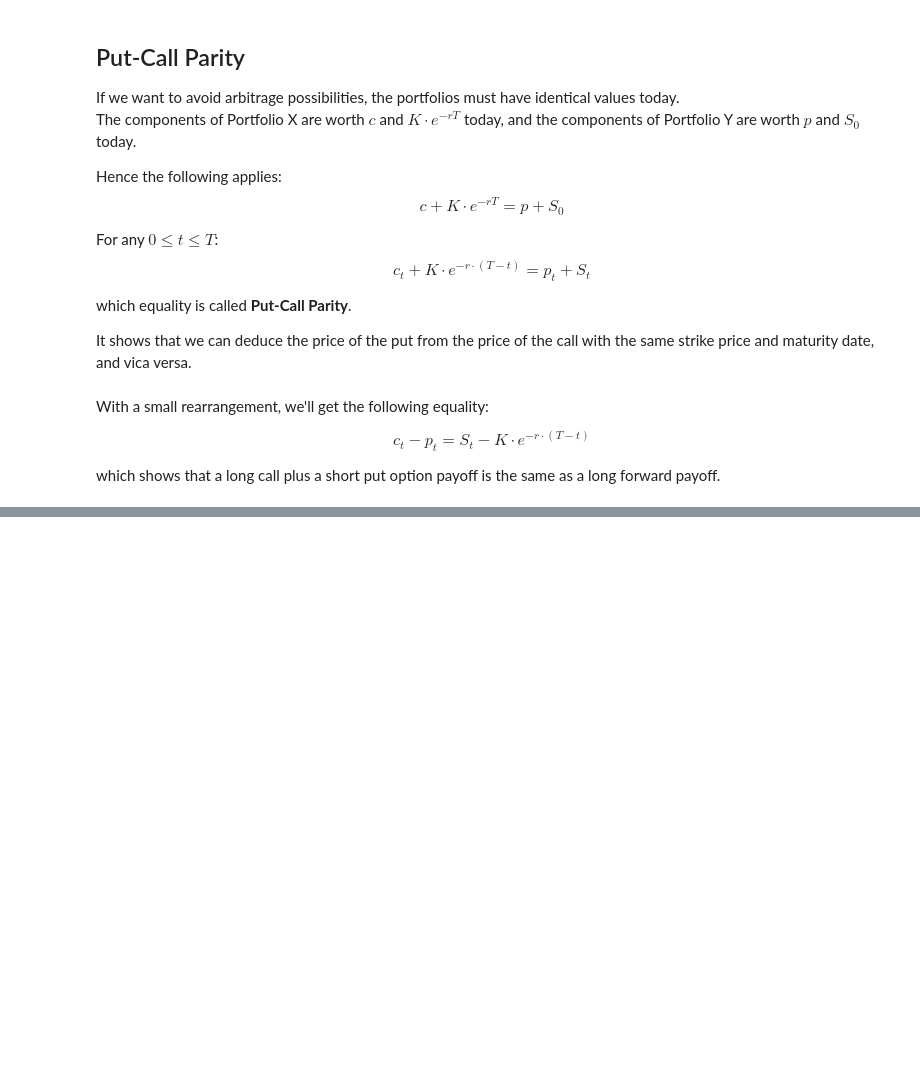
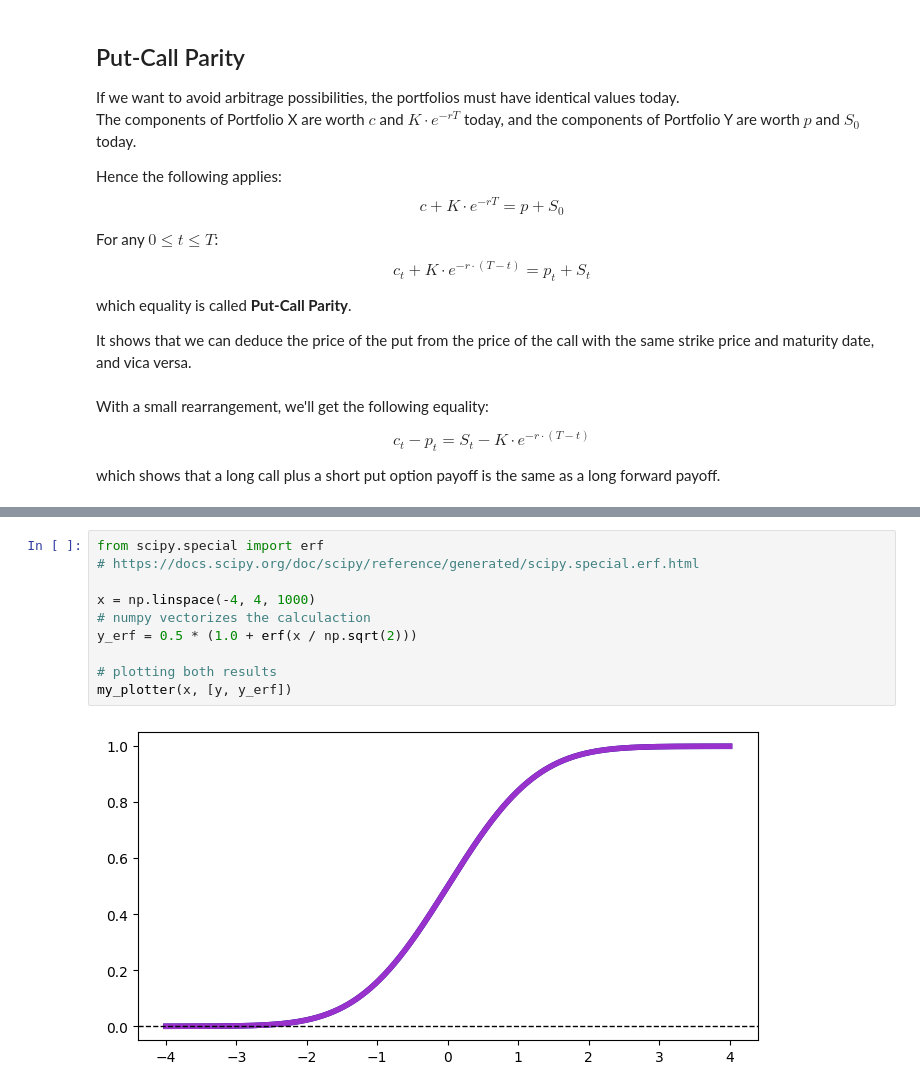
Before and after one commit to QuantCourseBP/QuantCourseBP, a Jupyter notebook: Lectures/02_BSM/presentation_02_option_basics_and_bsm_model.ipynb, the cells around one changed output, grey strips where cells are left out. Saved outputs shown, nothing was run; the diff lists cells and outputs as text; blank space fills up the shorter version.

```diff
--- a/Lectures/02_BSM/presentation_02_option_basics_and_bsm_model.ipynb
+++ b/Lectures/02_BSM/presentation_02_option_basics_and_bsm_model.ipynb
@@ -425,0 +524,12 @@ my_plotter(x_stock_price, [y_call_payoff, y_put_payoff * (-1)], layout=layout,
+# %%
+from scipy.special import erf
+# https://docs.scipy.org/doc/scipy/reference/generated/scipy.special.erf.html
+
+x = np.linspace(-4, 4, 1000)
+# numpy vectorizes the calculaction
+y_erf = 0.5 * (1.0 + erf(x / np.sqrt(2)))
+
+# plotting both results
+my_plotter(x, [y, y_erf])
+# %% [output]
+[figure, added]
```
Also changed, not shown: parts of 21 cells of this notebook.
